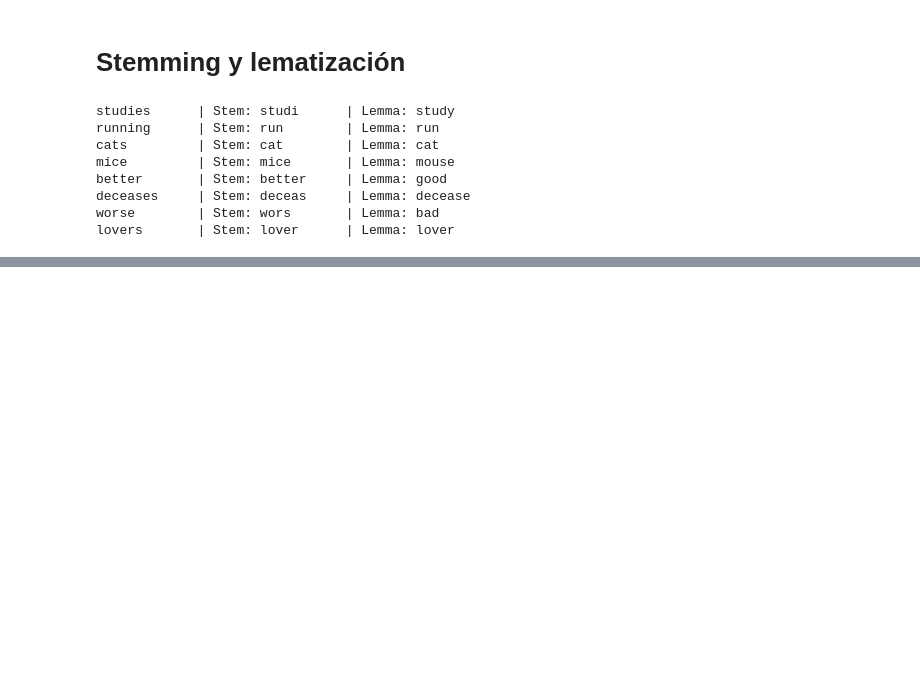
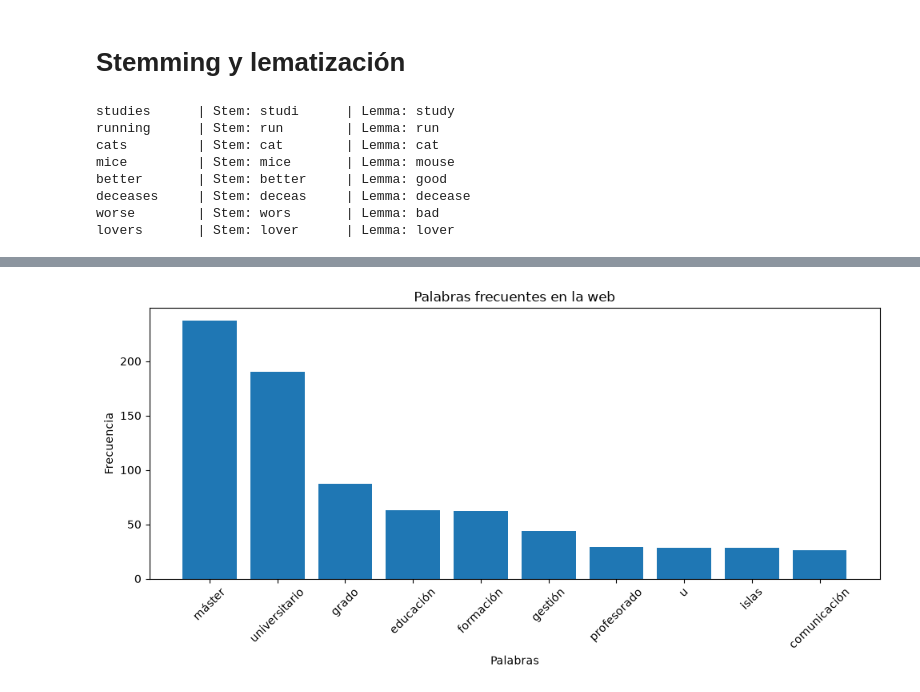
Before and after one commit to andres112/Advanced-Python, a Jupyter notebook: various_nltk.ipynb, the cells around one changed output, grey strips where cells are left out. Cells and saved outputs as stored; diff of their text form; code cells hidden in the pictures; blank space fills up the shorter version.

Commit message:
feat: implementation of beautiful soup for web scraping

```diff
--- a/various_nltk.ipynb
+++ b/various_nltk.ipynb
@@ -301,0 +304,89 @@ lovers       | Stem: lover      | Lemma: lover
+# %%
+import nltk
+from urllib import request
+from bs4 import BeautifulSoup
+import matplotlib.pyplot as plt
+
+# ============================================================
+# 1. DESCARGAR RECURSOS NLTK
+# ============================================================
+nltk.download("stopwords", quiet=True)
+
+# ============================================================
+# 2. DESCARGAR HTML DE LA PÁGINA WEB
+# ============================================================
+url = "https://www.universidadviu.com/es/quienes-somos"
+
+req = request.Request(
+    url,
+    headers={"User-Agent": "Python-NLTK-Study/1.0"}
+)
+
+with request.urlopen(req, timeout=15) as response:
+    encoding = response.headers.get_content_charset() or "utf-8"
+    html = response.read().decode(encoding, errors="replace")
+
+print("HTML original:")
+print(html[:200])
+
+# ============================================================
+# 3. EXTRAER TEXTO CON BEAUTIFULSOUP
+# ============================================================
+soup = BeautifulSoup(html, "html.parser")
+
+# Eliminar elementos no relevantes
+for tag in soup(["script", "style", "nav", "footer"]):
+    tag.decompose()
+
+# Extraer el contenido textual
+texto = soup.get_text(separator=" ", strip=True)
+
+print("\nTexto extraído:")
+print(texto[:300])
+
+# ============================================================
+# 4. TOKENIZAR CON NLTK
+# ============================================================
+tokens = nltk.wordpunct_tokenize(texto.lower())
+
+# ============================================================
+# 5. ELIMINAR PUNTUACIÓN Y STOPWORDS
+# ============================================================
+sw_es = set(nltk.corpus.stopwords.words("spanish"))
+
+tokens_filtrados = [
+    word for word in tokens
+    if word.isalpha() and word not in sw_es
+]
+
+# ============================================================
+# 6. CREAR CORPUS NLTK
+# ============================================================
+corpus = nltk.Text(tokens_filtrados)
+
+print("\nPrimeras palabras:")
+print(corpus[:20])
+
+# ============================================================
+# 7. ANALIZAR FRECUENCIAS
+# ============================================================
+fd = nltk.FreqDist(corpus)
+
+print("\nPalabras más frecuentes:")
+print(fd.most_common(10))
+
+# ============================================================
+# 8. GRAFICAR RESULTADOS
+# ============================================================
+palabras, frecuencias = zip(*fd.most_common(10))
+
+fig, axes = plt.subplots(figsize=(10, 5))
+axes.bar(palabras, frecuencias)
+axes.set_title("Palabras frecuentes en la web")
+axes.set_xlabel("Palabras")
+axes.set_ylabel("Frecuencia")
+
+plt.xticks(rotation=45)
+plt.tight_layout()
+plt.show()
+# %% [output]
@@ -301,0 +404 @@ lovers       | Stem: lover      | Lemma: lover
+[figure, added]
```
Also changed, not shown: parts of 2 cells of this notebook.
